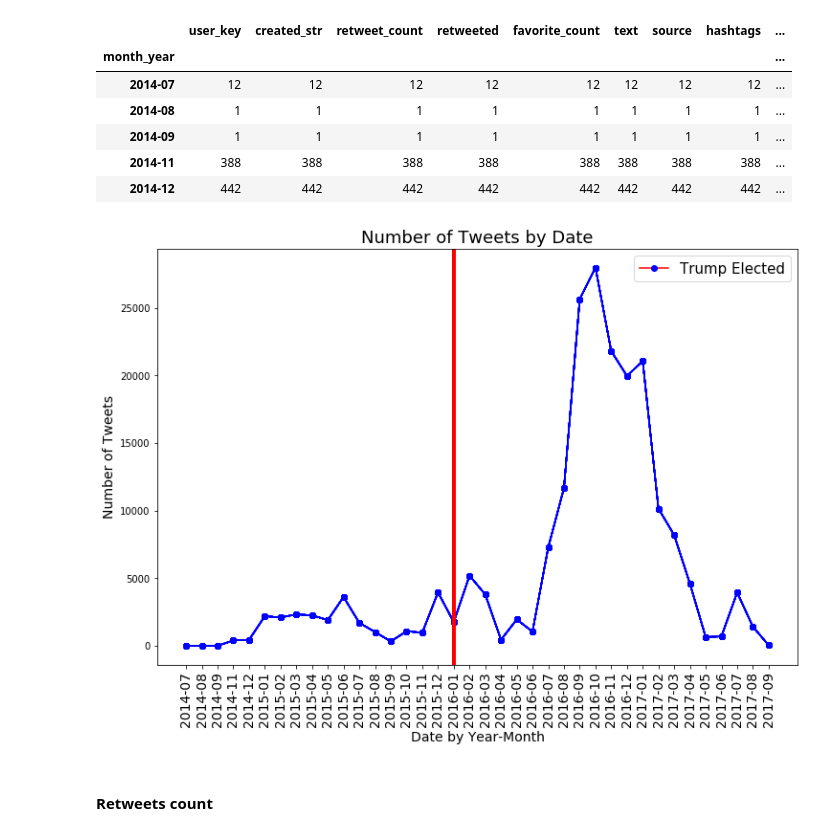
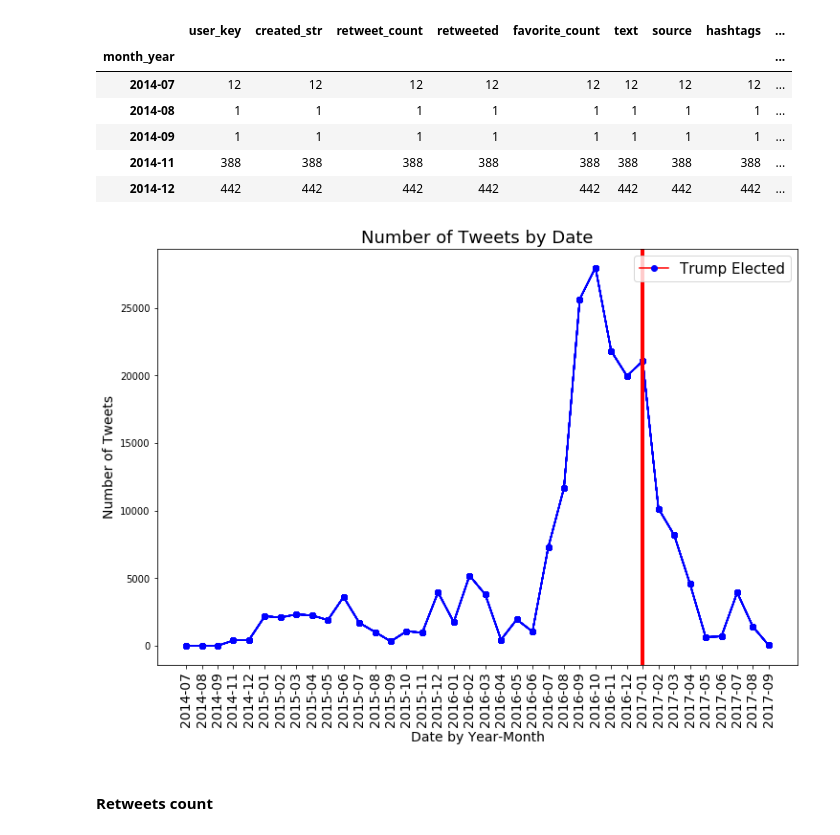
Before and after one commit to Jdeep/info212project, a Jupyter notebook: INFO212-Final-Project-Report(1).ipynb, the cells around one changed output. Drawn from its saved outputs; the diff is of its cells as text; code cells hidden in the pictures.

```diff
--- a/INFO212-Final-Project-Report(1).ipynb
+++ b/INFO212-Final-Project-Report(1).ipynb
@@ -434,19 +436,19 @@ date.head()
 # %%
 fig = plt.figure(figsize=(12,8))
 axis6 = fig.add_subplot(111)
 plt.xticks(rotation=90, fontsize='14')
 axis6.plot(date, marker = 'o', color='b')
 axis6.set_title('Number of Tweets by Date', fontsize='18')
 axis6.set_ylabel('Number of Tweets', fontsize='14')
 axis6.set_xlabel('Date by Year-Month', fontsize='14')
 
-axis6.axvline(x='2016-01', linewidth=4, color='r', label='2016 Election')
+axis6.axvline(x='2017-01', linewidth=4, color='r', label='2016 Election')
 
 axis6.legend(['Trump Elected'], loc='upper right', fontsize='15')
 leg = axis6.get_legend()
 leg.legendHandles[0].set_color('red')
 # %% [output]
-[figure, old version]
+[figure, new version]
 # %% [markdown]
 #### Retweets count
 # %%
```
Also changed, not shown: parts of 7 cells of this notebook.
